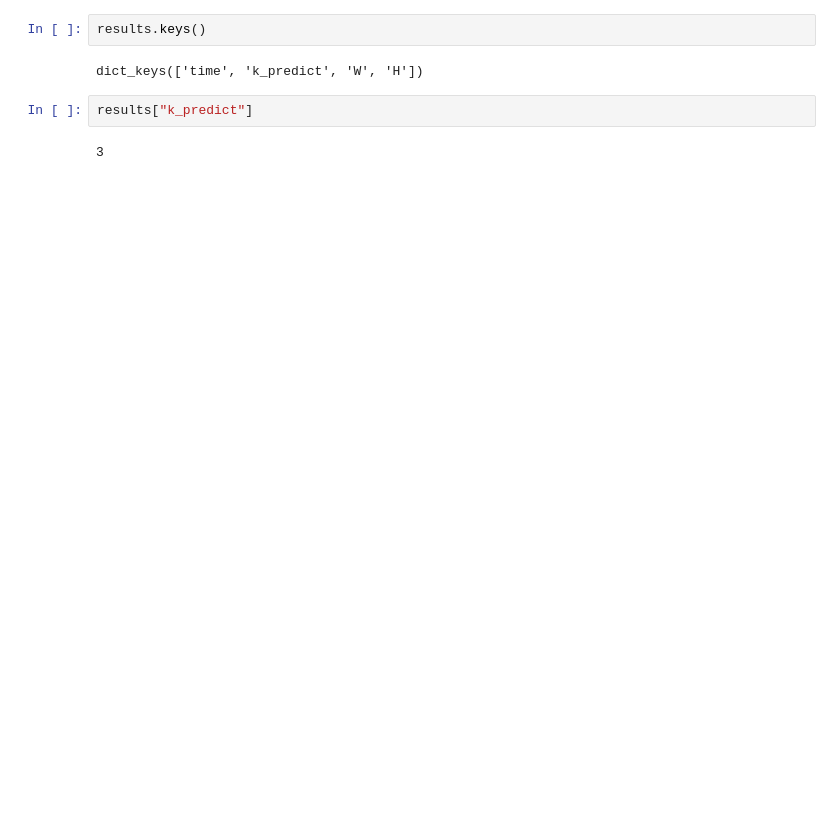
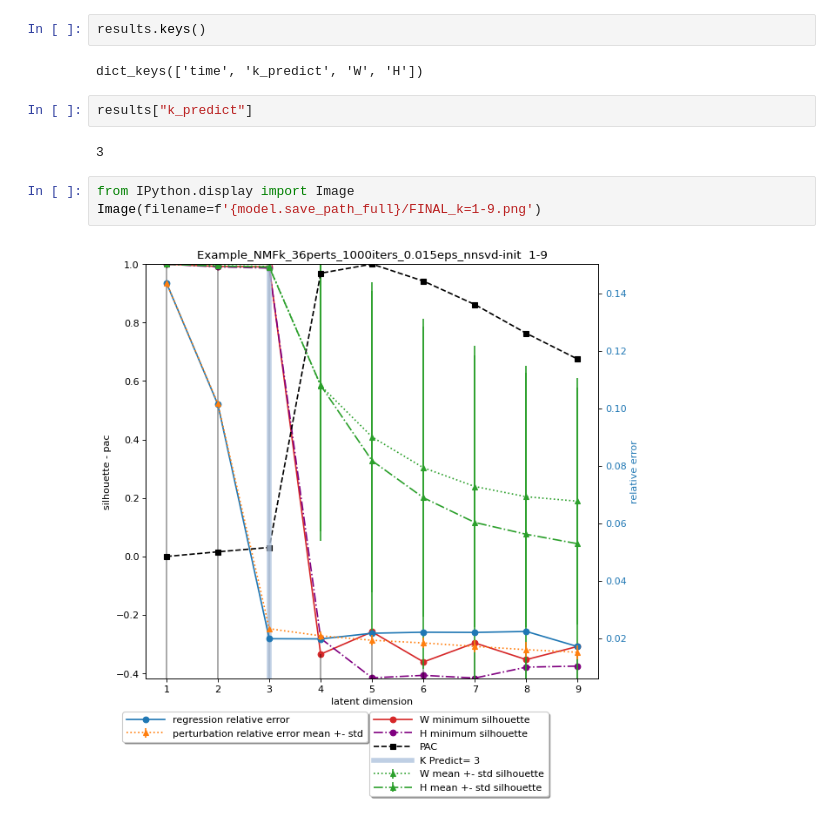
Before and after one commit to lanl/T-ELF, a Jupyter notebook: examples/NMFk/NMFk.ipynb, the cells around one changed output. Cells and saved outputs as stored; diff of their text form; blank space fills up the shorter version.

Commit message:
adding improvments on the plot

```diff
--- a/examples/NMFk/NMFk.ipynb
+++ b/examples/NMFk/NMFk.ipynb
@@ -77,3 +77,8 @@ dict_keys(['time', 'k_predict', 'W', 'H'])
 results["k_predict"]
 # %% [output]
 3
+# %%
+from IPython.display import Image
+Image(filename=f'{model.save_path_full}/FINAL_k=1-9.png')
+# %% [output]
+[figure, added]
```
Also changed, not shown: parts of 3 cells of this notebook, 2 other files.
